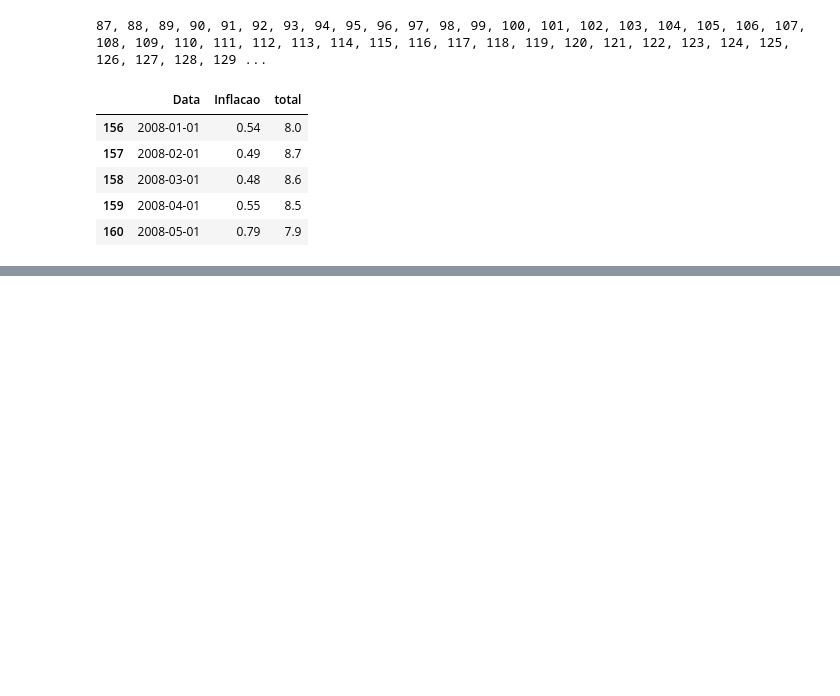
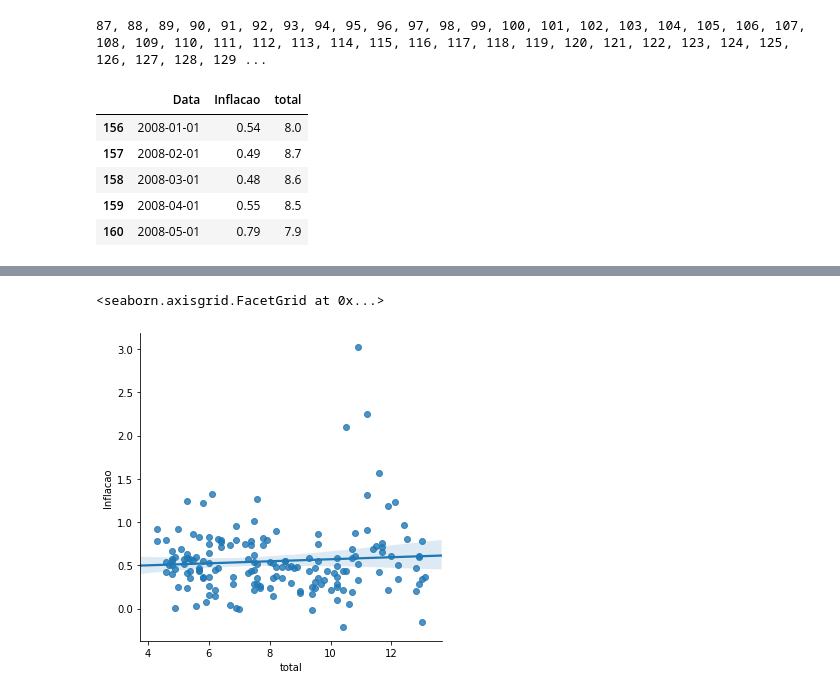
Before and after one commit to leonardodecarvalho/Trabalho_EBC, a Jupyter notebook: Estimacao CP.ipynb, the cells around one changed output, grey strips where cells are left out. Saved outputs shown, nothing was run; the diff lists cells and outputs as text; code cells hidden in the pictures; blank space fills up the shorter version.

```diff
--- a/Estimacao CP.ipynb
+++ b/Estimacao CP.ipynb
@@ -159,3 +159,9 @@ OLS Regression Results
 | Kurtosis: | 3.447 | Cond. No. | 35.1 |
 Warnings:
 [1] Standard Errors assume that the covariance matrix of the errors is correctly specified.
+# %%
+# plotando as estimações
+sns.lmplot(x='total', y='Inflacao', data=inflacao)
+# %% [output]
+<seaborn.axisgrid.FacetGrid at 0x...>
+[figure, added]
```
Also changed, not shown: parts of 5 cells of this notebook.
